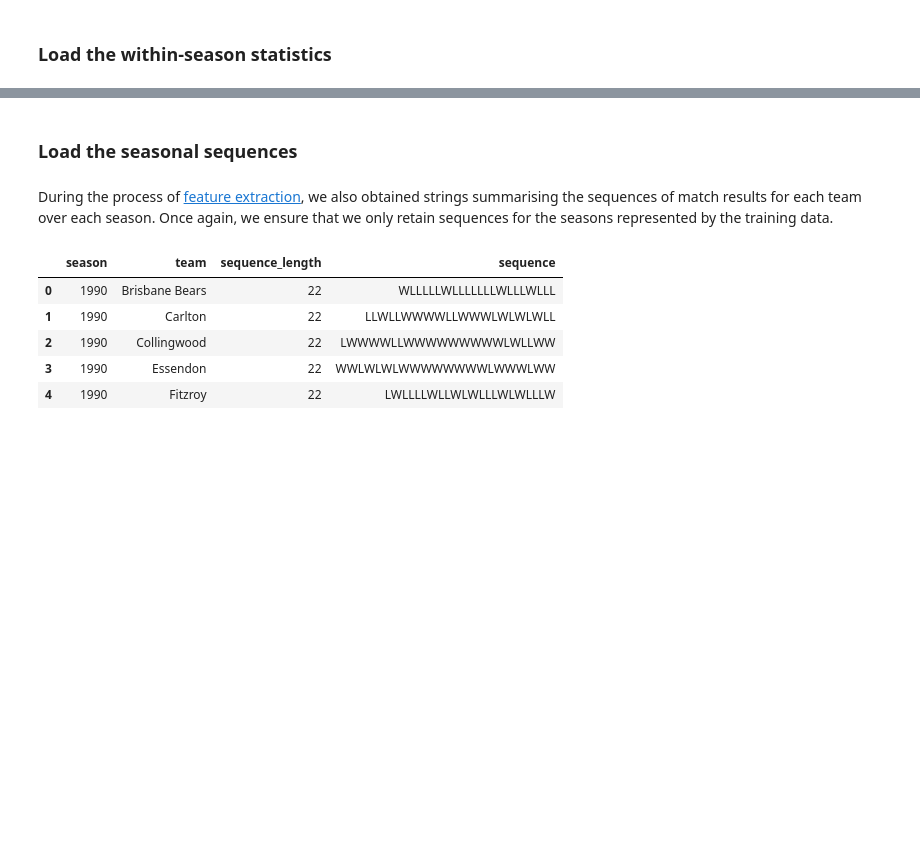
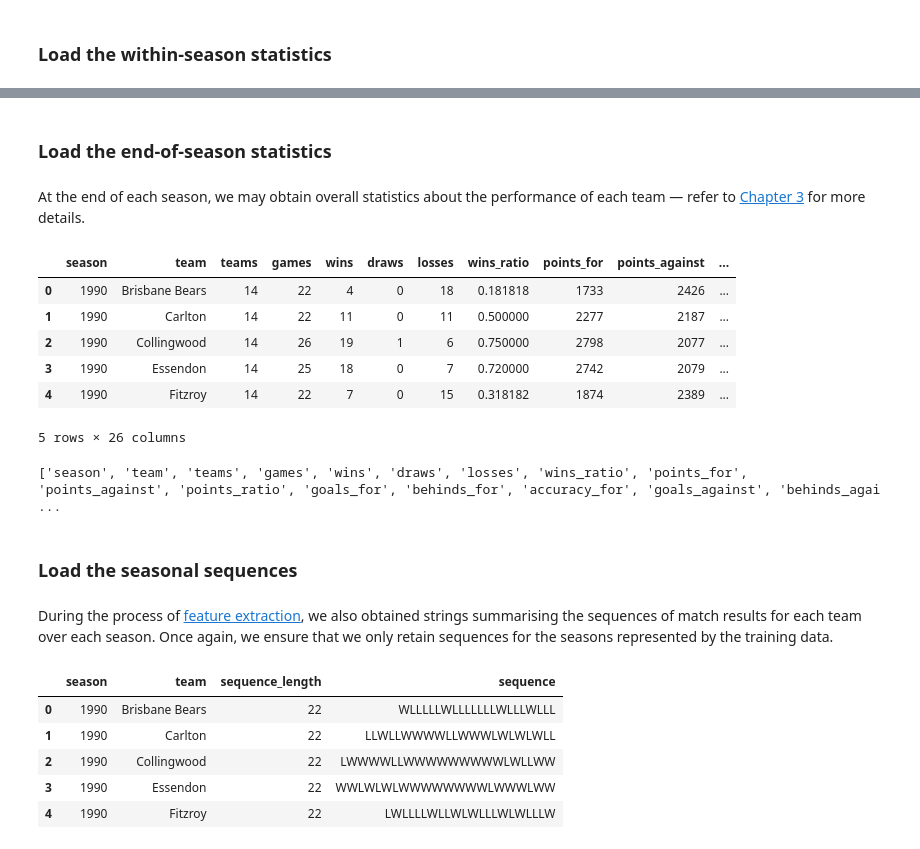
Before and after one commit to gaj67/gaj-data-science, a Jupyter notebook: AFL/notebooks/4_data_analysis.ipynb, the cells around one changed output, grey strips where cells are left out. Cells and saved outputs as stored; diff of their text form; code cells hidden in the pictures; blank space fills up the shorter version.

```diff
--- a/AFL/notebooks/4_data_analysis.ipynb
+++ b/AFL/notebooks/4_data_analysis.ipynb
@@ -116,11 +117,35 @@ Index(['datetime', 'round', 'venue', 'season', 'team', 'teams', 'games',
        'adj_wins_prestige', 'points_prestige', 'adj_points_prestige',
        'timestamp', 'hash'],
       dtype='object')
+# %% [markdown]
+### Load the end-of-season statistics
+# %% [markdown]
+At the end of each season, we may obtain overall  statistics about the performance of each  team — refer to
+[Chapter 3](3_feature_extraction.ipynb#End-of-Season-Statistics "Chapter 3: End-of-Season Statistics")
+for more details.
+# %%
+df_seasonal = pd.read_csv(
+    os.path.join("..", "data", "end_season_features.csv")
+)
+# %%
+df_seasonal.head()
+# %% [output]
+|  | season | team | teams | games | wins | draws | losses | wins_ratio | points_for | points_against | ... |
+| 0 | 1990 | Brisbane Bears | 14 | 22 | 4 | 0 | 18 | 0.181818 | 1733 | 2426 | ... |
+| 1 | 1990 | Carlton | 14 | 22 | 11 | 0 | 11 | 0.500000 | 2277 | 2187 | ... |
+| 2 | 1990 | Collingwood | 14 | 26 | 19 | 1 | 6 | 0.750000 | 2798 | 2077 | ... |
+| 3 | 1990 | Essendon | 14 | 25 | 18 | 0 | 7 | 0.720000 | 2742 | 2079 | ... |
+| 4 | 1990 | Fitzroy | 14 | 22 | 7 | 0 | 15 | 0.318182 | 1874 | 2389 | ... |
+5 rows × 26 columns
+# %%
+print(list(df_seasonal.columns))
+# %% [output]
+['season', 'team', 'teams', 'games', 'wins', 'draws', 'losses', 'wins_ratio', 'points_for', 'points_against', 'points_ratio', 'goals_for', 'behinds_for', 'accuracy_for', 'goals_against', 'behinds_agai ...
 # %% [markdown]
 ### Load the seasonal sequences
 # %% [markdown]
 During the process of
-[feature extraction](3_feature_extraction.ipynb "Chpater 3: Feature Extraction"), we also obtained strings summarising the sequences  of match results for each team over each season. Once again, we ensure that we only retain sequences for the seasons represented by  the training data.
+[feature extraction](3_feature_extraction.ipynb#Seasonal-Sequences "Chapter 3: Seasonal Sequences"), we also obtained strings summarising the sequences  of match results for each team over each season. Once again, we ensure that we only retain sequences for the seasons represented by  the training data.
 # %%
 df_sequences = pd.read_csv(
     os.path.join("..", "data", "season_sequences.csv")
```
Also changed, not shown: parts of 55 cells of this notebook, 2 other files.
